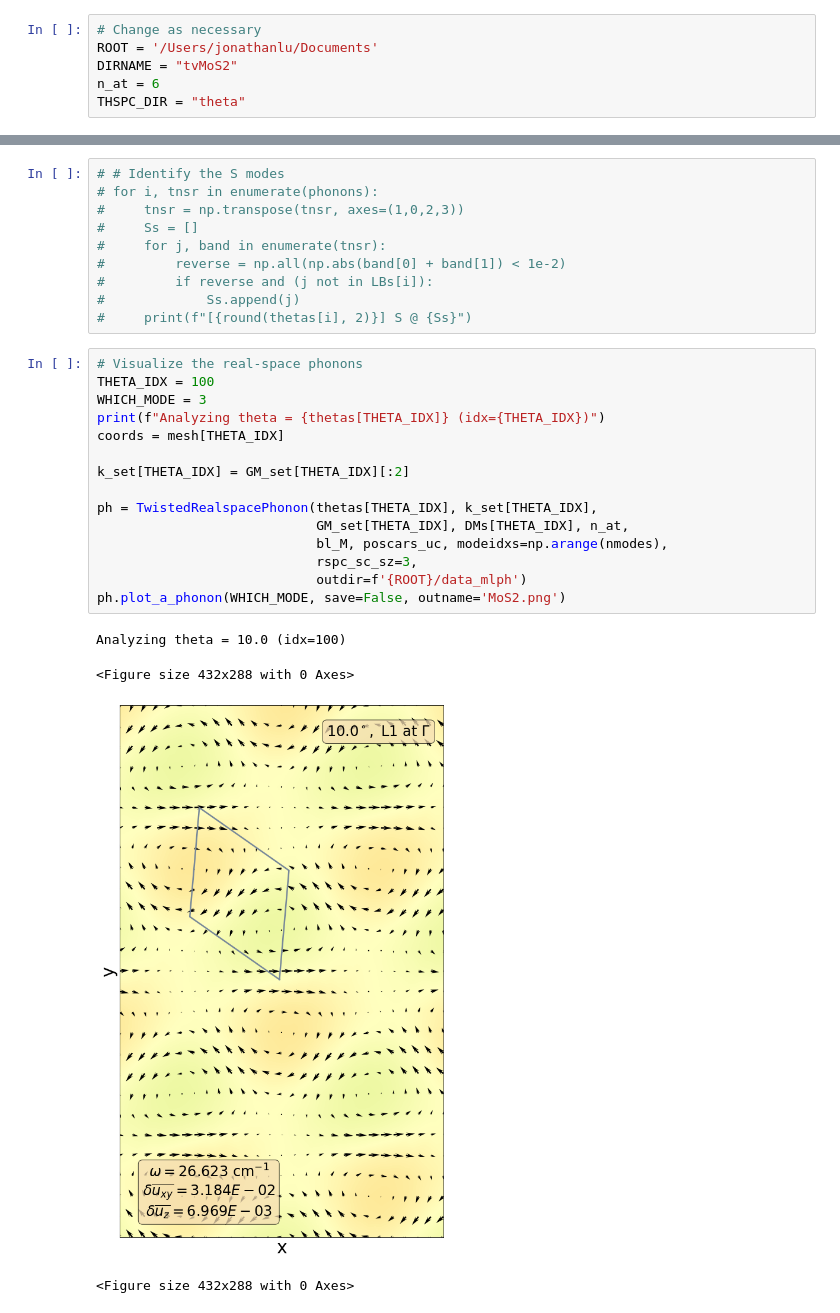
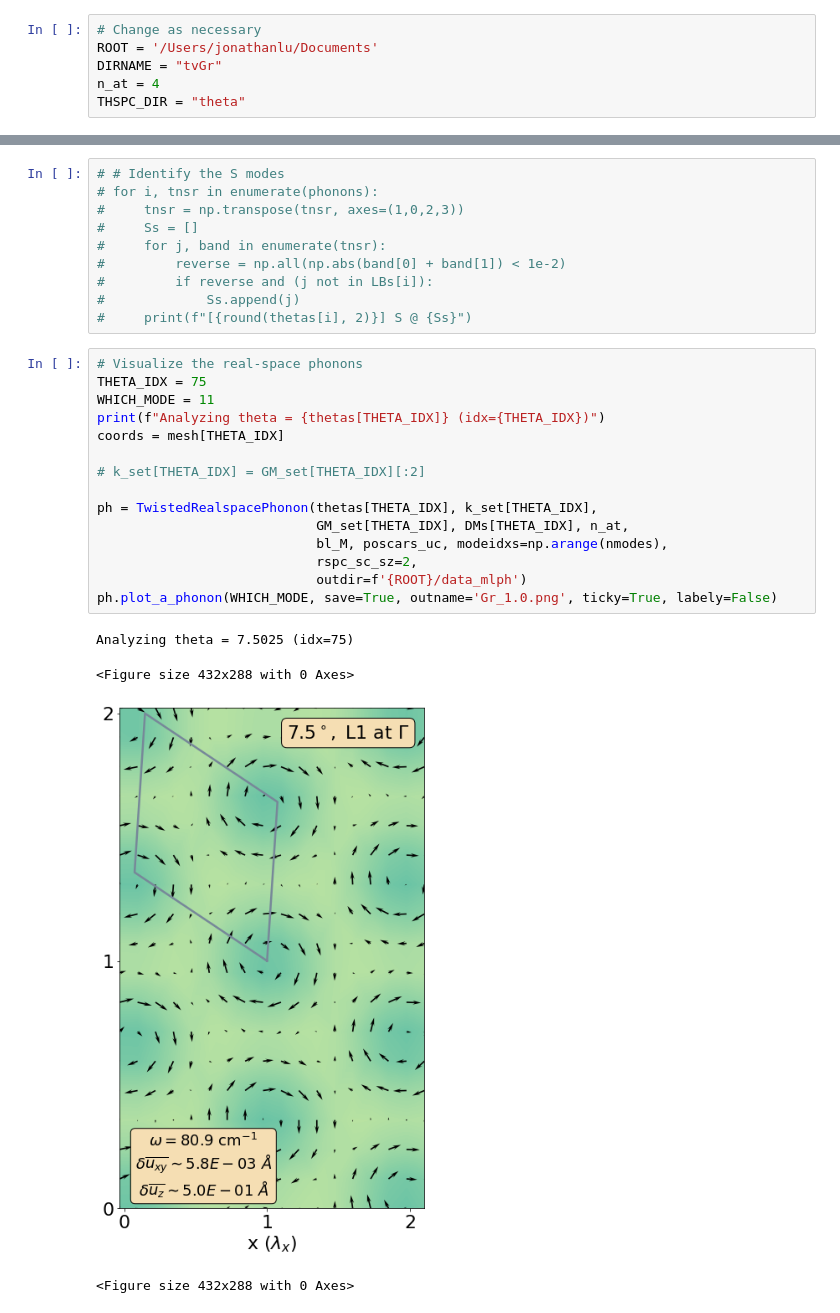
Before and after one commit to jz-lu/ml-ph, a Jupyter notebook: ALLEGRO_ANALYZER/thspc_finder.ipynb, the cells around one changed output, grey strips where cells are left out. Saved outputs shown, nothing was run; the diff lists cells and outputs as text.

Commit message:
format rspc

```diff
--- a/ALLEGRO_ANALYZER/thspc_finder.ipynb
+++ b/ALLEGRO_ANALYZER/thspc_finder.ipynb
@@ -11,8 +11,8 @@ from pymatgen.io.vasp.inputs import Poscar
 # %%
 # Change as necessary
 ROOT = '/Users/jonathanlu/Documents'
-DIRNAME = "tvMoS2"
-n_at = 6
+DIRNAME = "tvGr"
+n_at = 4
 THSPC_DIR = "theta"
 # %%
 th_min, th_max, ntheta = np.loadtxt(f"{ROOT}/{DIRNAME}/theta.txt")
@@ -69,21 +69,21 @@ K-point: K
 #     print(f"[{round(thetas[i], 2)}] S @ {Ss}")
 # %%
 # Visualize the real-space phonons
-THETA_IDX = 100
-WHICH_MODE = 3
+THETA_IDX = 75
+WHICH_MODE = 11
 print(f"Analyzing theta = {thetas[THETA_IDX]} (idx={THETA_IDX})")
 coords = mesh[THETA_IDX]
 
-k_set[THETA_IDX] = GM_set[THETA_IDX][:2]
+# k_set[THETA_IDX] = GM_set[THETA_IDX][:2]
 
 ph = TwistedRealspacePhonon(thetas[THETA_IDX], k_set[THETA_IDX],
                             GM_set[THETA_IDX], DMs[THETA_IDX], n_at,
                             bl_M, poscars_uc, modeidxs=np.arange(nmodes),
-                            rspc_sc_sz=3,
+                            rspc_sc_sz=2,
                             outdir=f'{ROOT}/data_mlph')
-ph.plot_a_phonon(WHICH_MODE, save=False, outname='MoS2.png')
+ph.plot_a_phonon(WHICH_MODE, save=True, outname='Gr_1.0.png', ticky=True, labely=False)
 # %% [output]
-Analyzing theta = 10.0 (idx=100)
+Analyzing theta = 7.5025 (idx=75)
 <Figure size 432x288 with 0 Axes>
-[figure, old version]
+[figure, new version]
 <Figure size 432x288 with 0 Axes>
```
Also changed, not shown: parts of 4 cells of this notebook, 7 other files.
